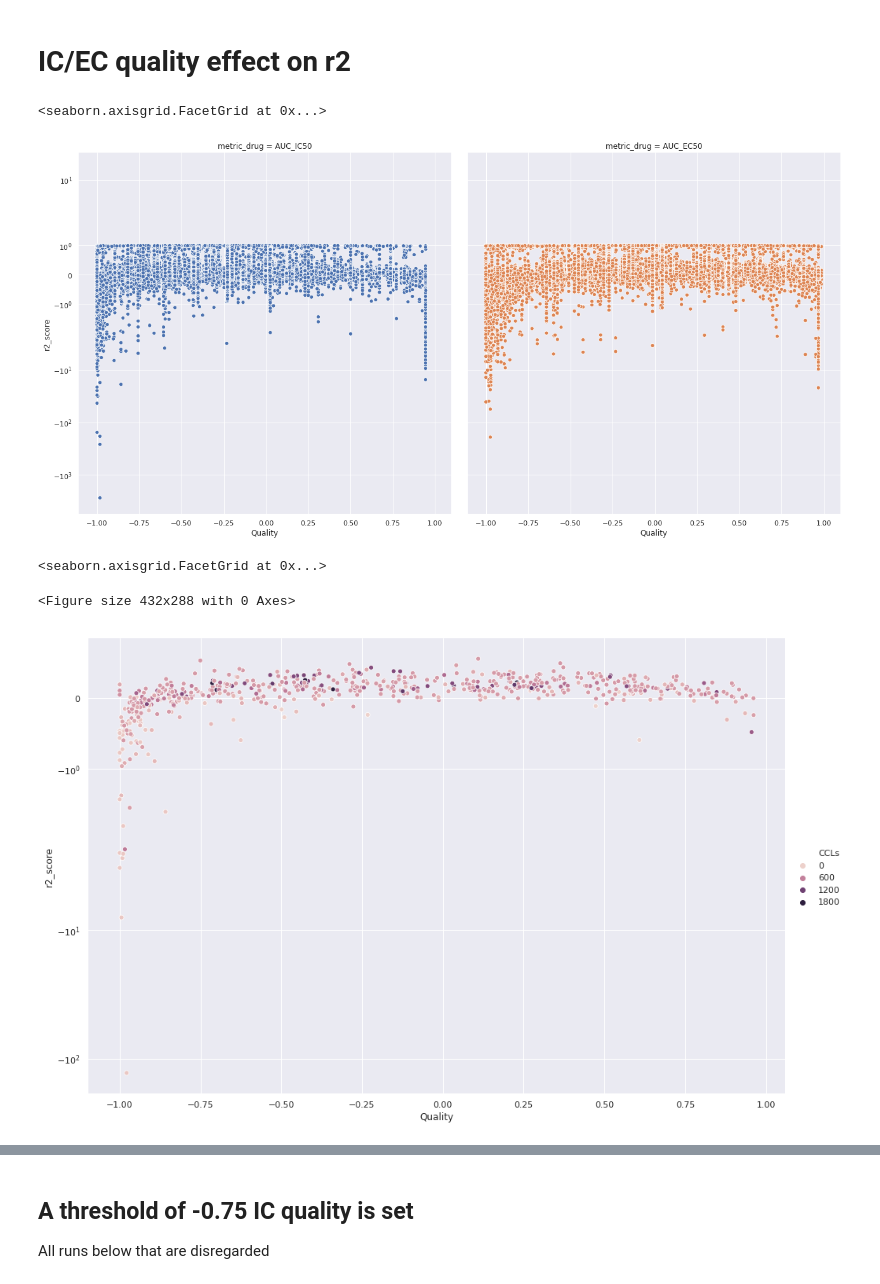
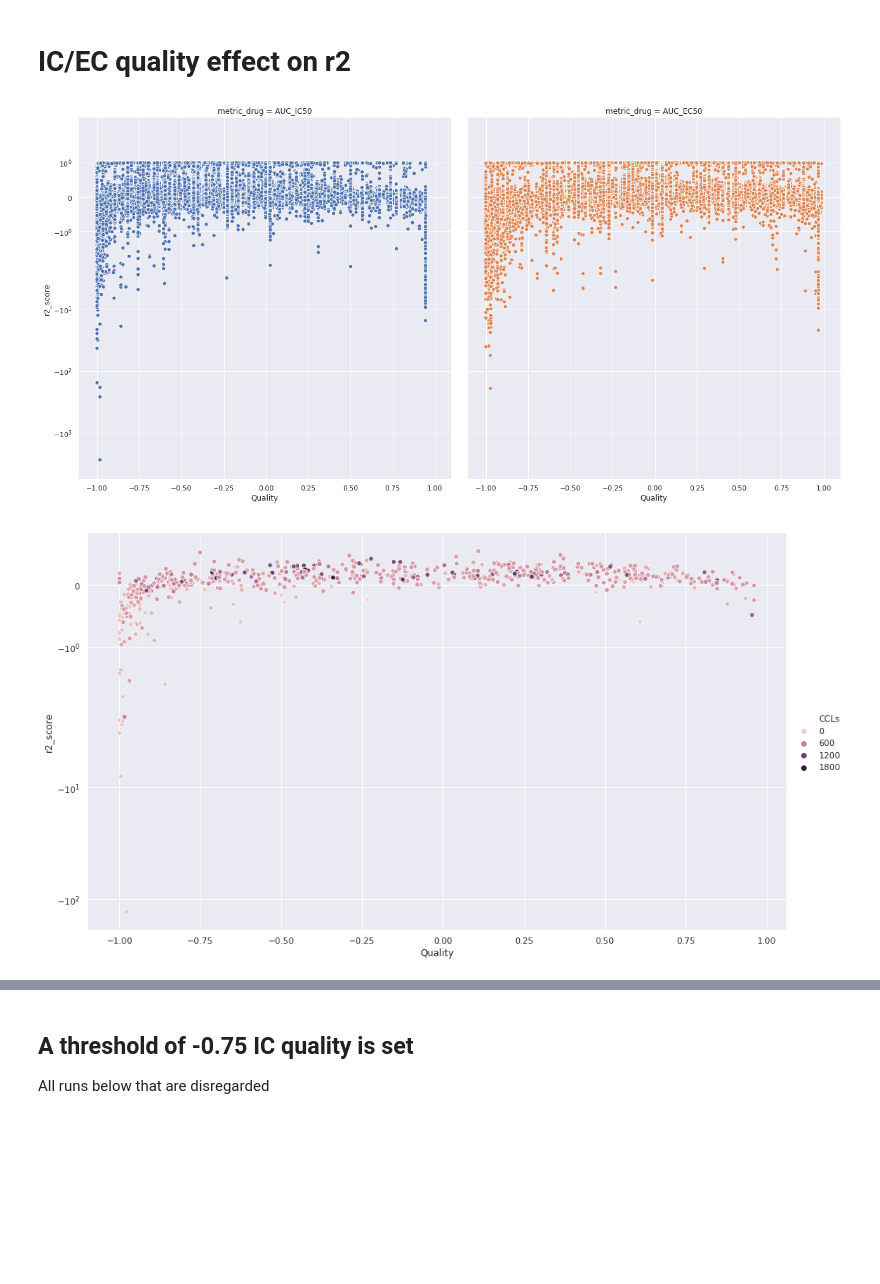
Before and after one commit to lucas-ubm/phc-data-pipeline, a Jupyter notebook: Analysis.ipynb, the cells around one changed output, grey strips where cells are left out. Saved outputs shown, nothing was run; the diff lists cells and outputs as text; code cells hidden in the pictures; blank space fills up the shorter version.

Commit message:
graphs to graphs

```diff
--- a/Analysis.ipynb
+++ b/Analysis.ipynb
@@ -69,6 +71,7 @@ c_dict = pd.concat([ctrp, gdsc, ccle], sort=True).groupby('Drug_name').mean()[['
 #c_dict = pd.concat([ctrp, gdsc, ccle], sort=True).groupby('Drug_name').mean()[['IC', 'EC', 'IC50_residual_standard_error', 'EC50_residual_standard_error']]
 # %%
 full = drug_data.join(data, on='run', rsuffix='_drug')
+full = full[full['started'] > pd.to_datetime('2020-04-15 18:00:00')]
 full['Quality'] = [c_dict.loc[full.loc[i]['Drug']]['IC'] if full.loc[i]['metric_drug']=='AUC_IC50' else c_dict.loc[full.loc[i]['Drug']]['EC'] for i in full.index]
 #full['Error'] = [c_dict.loc[full.loc[i]['Drug']]['IC50_residual_standard_error'] if full.loc[i]['metric_drug']=='AUC_IC50' else c_dict.loc[full.loc[i]['Drug']]['EC50_residual_standard_error'] for i in full.index]
 # %%
@@ -81,22 +84,19 @@ full['Quality'] = full['Quality'].fillna(-1)
 sns.set()
 g = sns.relplot(x='Quality', y='r2_score', data=full, kind='scatter', height=9, col='metric_drug', hue='metric_drug', legend=False)
 g.set(yscale='symlog')
-#plt.savefig('IC quality vs r2.png')
+g.set(ylim=(None, 3))
+plt.savefig('IC quality vs r2.png')
 # %% [output]
-<seaborn.axisgrid.FacetGrid at 0x...>
-[figure, old version]
+[figure, new version]
 # %%
 drug_ic = full.groupby('Drug').mean()
 # %%
 drug_ic['CCLs'] = [dr[dr['Drug_name']==i].shape[0] for i in drug_ic.index]
 # %%
-
-g = sns.relplot(x='Quality', y='r2_score', data=drug_ic, hue='CCLs', kind='scatter', height=9, aspect=1.5)
+sns.set(font_scale=1)
+g = sns.relplot(x='Quality', y='r2_score', data=drug_ic, hue='CCLs', kind='scatter', height=8, aspect=1.7)
 g.set(yscale='symlog')
-
 #plt.legend(loc = 'lower right')
-#plt.savefig('IC quality vs r2.png')
+#plt.savefig('ICqualitylog.png')
 # %% [output]
-<seaborn.axisgrid.FacetGrid at 0x...>
-<Figure size 432x288 with 0 Axes>
-[figure, old version]
+[figure, new version]
```
Also changed, not shown: parts of 62 cells of this notebook, 20 other files.
